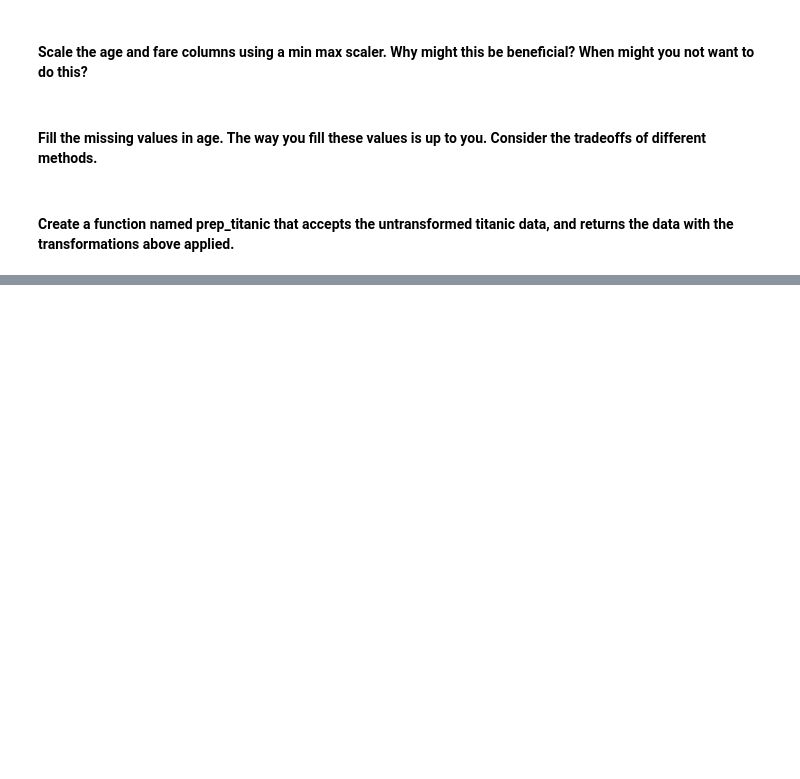
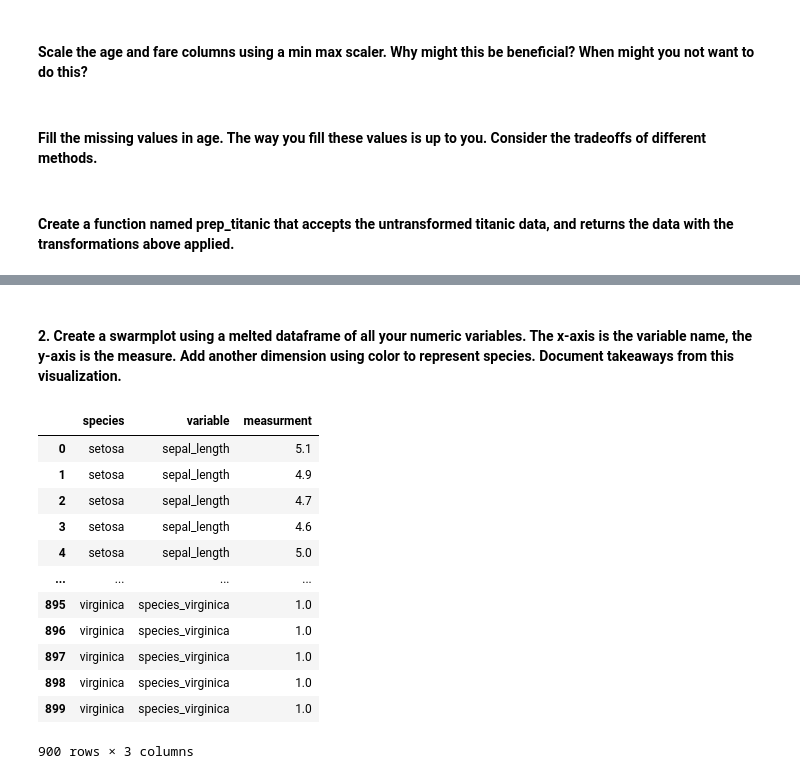
Before and after one commit to CSolitaire/classification-exercises, a Jupyter notebook: classification_exercises.ipynb, the cells around one changed output, grey strips where cells are left out. Drawn from its saved outputs; the diff is of its cells as text; code cells hidden in the pictures; blank space fills up the shorter version.

```diff
--- a/classification_exercises.ipynb
+++ b/classification_exercises.ipynb
@@ -575,0 +537,20 @@ def prep_titanic(df):
+# %% [markdown]
+#### 2. Create a swarmplot using a melted dataframe of all your numeric variables. The x-axis is the variable name, the y-axis is the measure. Add another dimension using color to represent species. Document takeaways from this visualization.
+# %%
+# "Melt" the dataset to "long-form" representation
+df_melt = df.melt(id_vars=['species'], value_name='measurment')
+df_melt
+# %% [output]
+|  | species | variable | measurment |
+| 0 | setosa | sepal_length | 5.1 |
+| 1 | setosa | sepal_length | 4.9 |
+| 2 | setosa | sepal_length | 4.7 |
+| 3 | setosa | sepal_length | 4.6 |
+| 4 | setosa | sepal_length | 5.0 |
+| ... | ... | ... | ... |
+| 895 | virginica | species_virginica | 1.0 |
+| 896 | virginica | species_virginica | 1.0 |
+| 897 | virginica | species_virginica | 1.0 |
+| 898 | virginica | species_virginica | 1.0 |
+| 899 | virginica | species_virginica | 1.0 |
+900 rows × 3 columns
```
Also changed, not shown: parts of 23 cells of this notebook.
